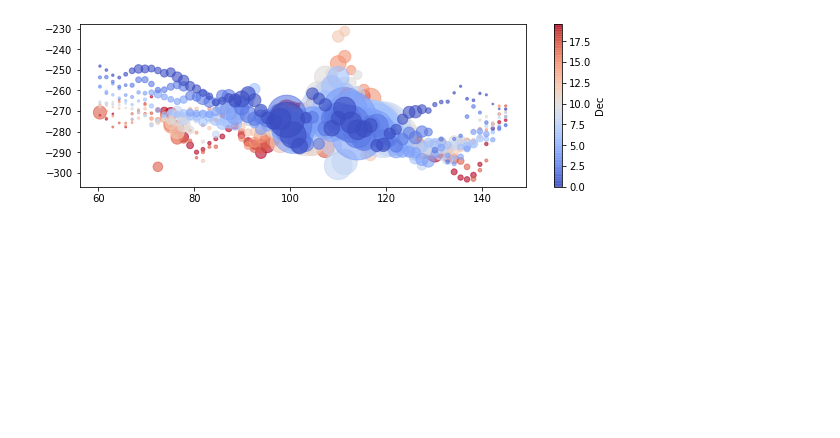
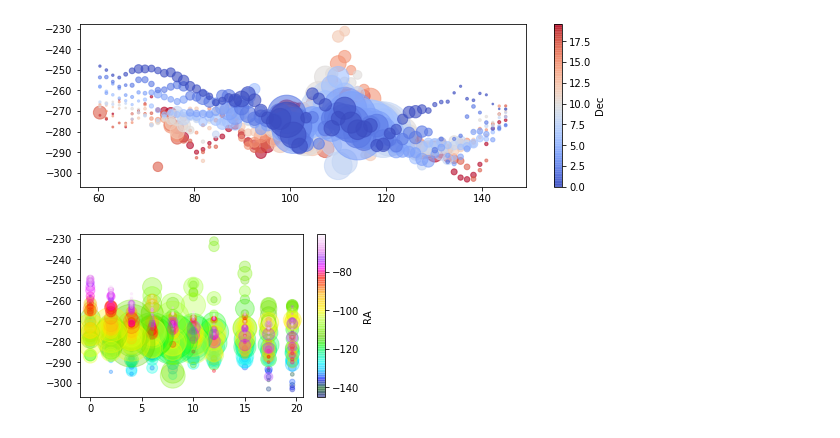
Before and after one commit to will-henney/JavGVastro-PhD, a Jupyter notebook: 604.ipynb, the cells around one changed output. Cells and saved outputs as stored; diff of their text form; code cells hidden in the pictures; blank space fills up the shorter version.

```diff
--- a/604.ipynb
+++ b/604.ipynb
@@ -97,3 +107,9 @@ fig.colorbar(scat, ax=ax).set_label("Dec")
 #ax.set(xlim=[65.0, 145.0])
 # %% [output]
 [figure]
+# %%
+fig, ax = plt.subplots(figsize=(5, 3))
+scat = plt.scatter(data.DE, data.RVHalpha, c=-data.RA, s=data.Halpha*0.08, alpha=0.3, cmap="gist_ncar")
+fig.colorbar(scat, ax=ax).set_label("RA")
+# %% [output]
+[figure, added]
```
Also changed, not shown: parts of 29 cells of this notebook.
